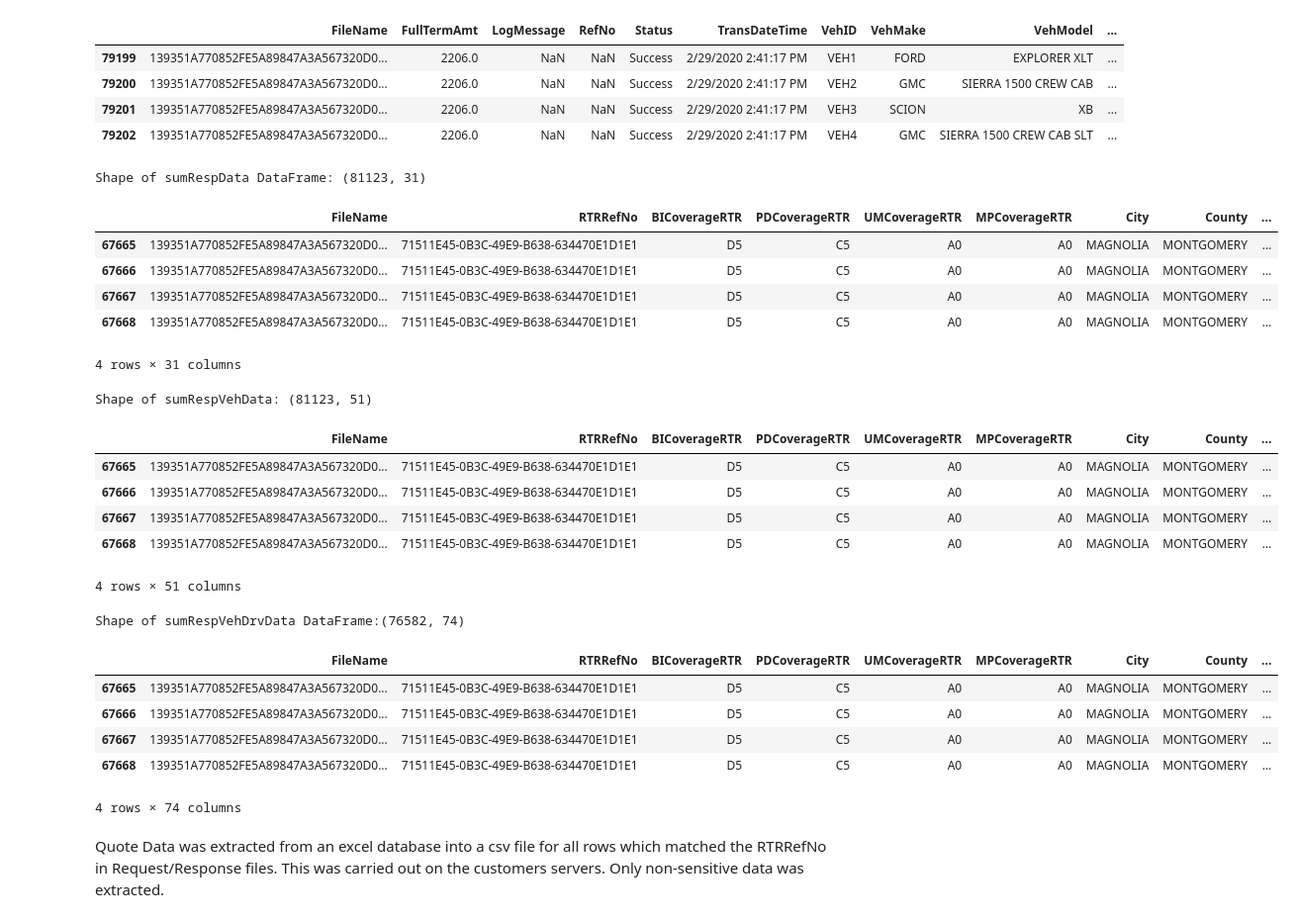
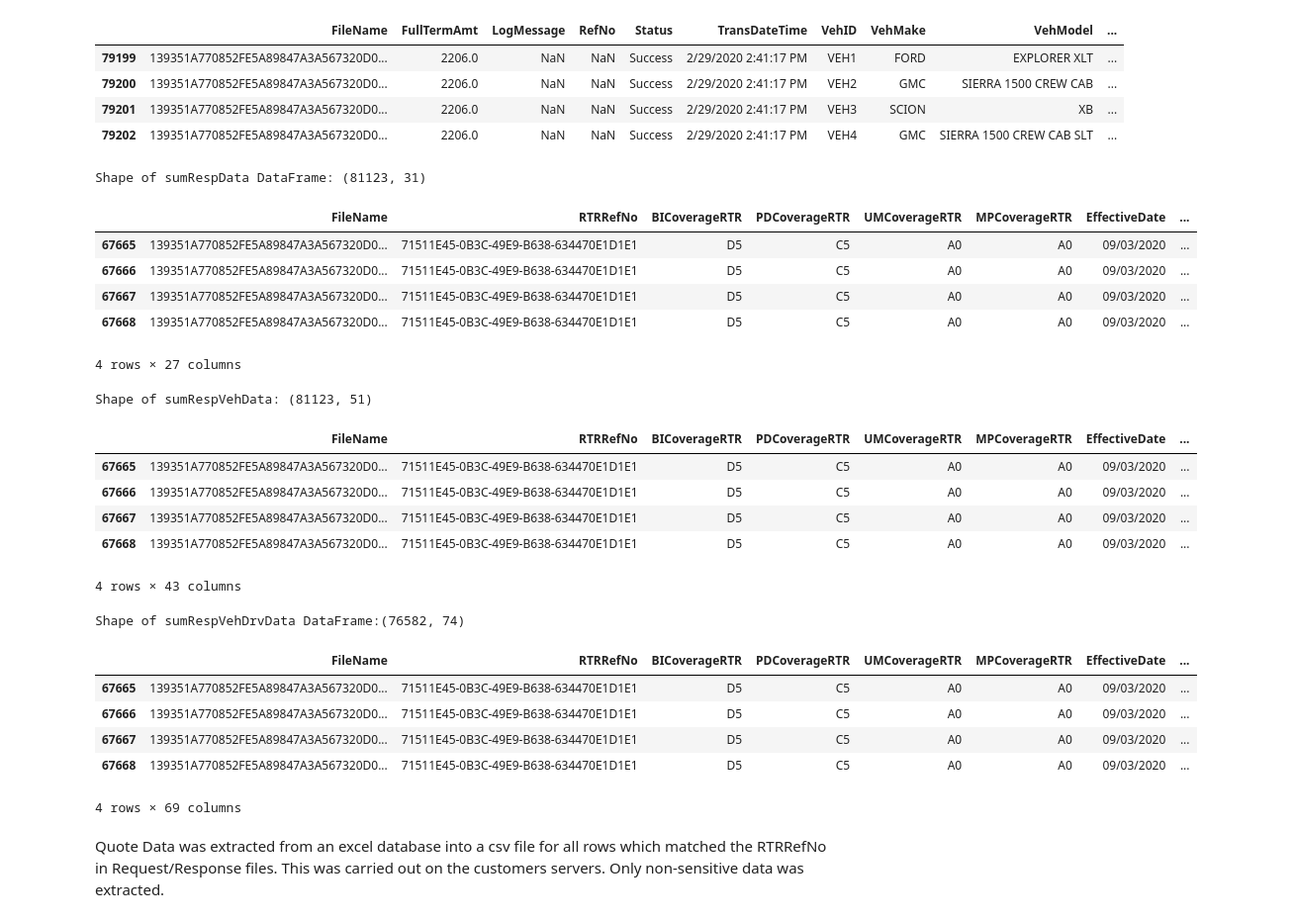
Before and after one commit to martinaraftery/MscDataAnalyticsProject, a Jupyter notebook: ProjectNoteBookFinal.ipynb, the cells around one changed output. Shown: that part at 99% size. Cells and saved outputs as stored; diff of their text form; code cells hidden in the pictures.

```diff
--- a/ProjectNoteBookFinal.ipynb
+++ b/ProjectNoteBookFinal.ipynb
@@ -311,23 +317,23 @@ Shape of Response DataFrame (Successes):(81445, 12)
 # %%
 # merge summary data with responseData
 sumRespData = pd.merge(summaryData,
                        responseData[['FileName','Status', 'FullTermAmt', 'TransDateTime','LogMessage','VehNo','VehMake','VehModel','VehRatedOperator','VehYear']],
                        on="FileName",
                        how='inner')
 
 # print shape of DataFrame
 print("Shape of sumRespData DataFrame: " + str(sumRespData.shape))
 
-# display one RTR quote's data
-display(sumRespData.loc[sumRespData['FileName']==testFileName])
+# display one RTR quote's data ( cannot show the location fields for business sensitivity reasons)
+display(sumRespData.loc[sumRespData['FileName']==testFileName, ~sumRespData.columns.isin(['State','City','County','PostalCode'])])
 # %% [output]
 Shape of sumRespData DataFrame: (81123, 31)
-|  | FileName | RTRRefNo | BICoverageRTR | PDCoverageRTR | UMCoverageRTR | MPCoverageRTR | City | County | ... |
-| 67665 | 139351A770852FE5A89847A3A567320D0... | 71511E45-0B3C-49E9-B638-634470E1D1E1 | D5 | C5 | A0 | A0 | MAGNOLIA | MONTGOMERY | ... |
-| 67666 | 139351A770852FE5A89847A3A567320D0... | 71511E45-0B3C-49E9-B638-634470E1D1E1 | D5 | C5 | A0 | A0 | MAGNOLIA | MONTGOMERY | ... |
-| 67667 | 139351A770852FE5A89847A3A567320D0... | 71511E45-0B3C-49E9-B638-634470E1D1E1 | D5 | C5 | A0 | A0 | MAGNOLIA | MONTGOMERY | ... |
-| 67668 | 139351A770852FE5A89847A3A567320D0... | 71511E45-0B3C-49E9-B638-634470E1D1E1 | D5 | C5 | A0 | A0 | MAGNOLIA | MONTGOMERY | ... |
+|  | FileName | RTRRefNo | BICoverageRTR | PDCoverageRTR | UMCoverageRTR | MPCoverageRTR | EffectiveDate | ... |
+| 67665 | 139351A770852FE5A89847A3A567320D0... | 71511E45-0B3C-49E9-B638-634470E1D1E1 | D5 | C5 | A0 | A0 | 09/03/2020 | ... |
+| 67666 | 139351A770852FE5A89847A3A567320D0... | 71511E45-0B3C-49E9-B638-634470E1D1E1 | D5 | C5 | A0 | A0 | 09/03/2020 | ... |
+| 67667 | 139351A770852FE5A89847A3A567320D0... | 71511E45-0B3C-49E9-B638-634470E1D1E1 | D5 | C5 | A0 | A0 | 09/03/2020 | ... |
+| 67668 | 139351A770852FE5A89847A3A567320D0... | 71511E45-0B3C-49E9-B638-634470E1D1E1 | D5 | C5 | A0 | A0 | 09/03/2020 | ... |
-4 rows × 31 columns
+4 rows × 27 columns
 # %%
 # VehNo needs to be changed from Object to Int64 in order to perform next join
 sumRespData['VehNo']=sumRespData['VehNo'].astype('int64')
@@ -344,16 +350,16 @@ sumRespVehData = pd.merge(sumRespData,
 # print shape of DataFrame
 print("Shape of sumRespVehData: " + str(sumRespVehData.shape))
 
-# display one RTR quote's data
-display(sumRespVehData.loc[sumRespVehData['FileName']==testFileName])
+# display one RTR quote's data ( cannot show the location fields for business sensitivity reasons)
+display(sumRespVehData.loc[sumRespVehData['FileName']==testFileName, ~sumRespVehData.columns.isin(['State','VehState','City','County','PostalCode','VehPostalCode','VehCity','VehCityFirst'])])
 # %% [output]
 Shape of sumRespVehData: (81123, 51)
-|  | FileName | RTRRefNo | BICoverageRTR | PDCoverageRTR | UMCoverageRTR | MPCoverageRTR | City | County | ... |
-| 67665 | 139351A770852FE5A89847A3A567320D0... | 71511E45-0B3C-49E9-B638-634470E1D1E1 | D5 | C5 | A0 | A0 | MAGNOLIA | MONTGOMERY | ... |
-| 67666 | 139351A770852FE5A89847A3A567320D0... | 71511E45-0B3C-49E9-B638-634470E1D1E1 | D5 | C5 | A0 | A0 | MAGNOLIA | MONTGOMERY | ... |
-| 67667 | 139351A770852FE5A89847A3A567320D0... | 71511E45-0B3C-49E9-B638-634470E1D1E1 | D5 | C5 | A0 | A0 | MAGNOLIA | MONTGOMERY | ... |
-| 67668 | 139351A770852FE5A89847A3A567320D0... | 71511E45-0B3C-49E9-B638-634470E1D1E1 | D5 | C5 | A0 | A0 | MAGNOLIA | MONTGOMERY | ... |
+|  | FileName | RTRRefNo | BICoverageRTR | PDCoverageRTR | UMCoverageRTR | MPCoverageRTR | EffectiveDate | ... |
+| 67665 | 139351A770852FE5A89847A3A567320D0... | 71511E45-0B3C-49E9-B638-634470E1D1E1 | D5 | C5 | A0 | A0 | 09/03/2020 | ... |
+| 67666 | 139351A770852FE5A89847A3A567320D0... | 71511E45-0B3C-49E9-B638-634470E1D1E1 | D5 | C5 | A0 | A0 | 09/03/2020 | ... |
+| 67667 | 139351A770852FE5A89847A3A567320D0... | 71511E45-0B3C-49E9-B638-634470E1D1E1 | D5 | C5 | A0 | A0 | 09/03/2020 | ... |
+| 67668 | 139351A770852FE5A89847A3A567320D0... | 71511E45-0B3C-49E9-B638-634470E1D1E1 | D5 | C5 | A0 | A0 | 09/03/2020 | ... |
-4 rows × 51 columns
+4 rows × 43 columns
 # %%
 # Set VehRatedOperator Field to 0 if it is none (no driver rated against vehicle)
 sumRespVehData.loc[sumRespVehData.VehRatedOperator == "None", "VehRatedOperator"] = 0
@@ -378,15 +384,16 @@ sumRespVehDrvData.drop( sumRespVehDrvData[ sumRespVehDrvData['VehRatedOperator']
 # print shape of DataFrame
 print("Shape of sumRespVehDrvData DataFrame:" + str(sumRespVehDrvData.shape))
 
-display(sumRespVehDrvData.loc[sumRespVehDrvData['FileName']==testFileName])
+# display one RTR quote's data ( cannot show the location fields for business sensitivity reasons)
+display(sumRespVehDrvData.loc[sumRespVehDrvData['FileName']==testFileName, ~sumRespVehDrvData.columns.isin(['State','VehState','City','County','PostalCode'])])
 # %% [output]
 Shape of sumRespVehDrvData DataFrame:(76582, 74)
-|  | FileName | RTRRefNo | BICoverageRTR | PDCoverageRTR | UMCoverageRTR | MPCoverageRTR | City | County | ... |
-| 67665 | 139351A770852FE5A89847A3A567320D0... | 71511E45-0B3C-49E9-B638-634470E1D1E1 | D5 | C5 | A0 | A0 | MAGNOLIA | MONTGOMERY | ... |
-| 67666 | 139351A770852FE5A89847A3A567320D0... | 71511E45-0B3C-49E9-B638-634470E1D1E1 | D5 | C5 | A0 | A0 | MAGNOLIA | MONTGOMERY | ... |
-| 67667 | 139351A770852FE5A89847A3A567320D0... | 71511E45-0B3C-49E9-B638-634470E1D1E1 | D5 | C5 | A0 | A0 | MAGNOLIA | MONTGOMERY | ... |
-| 67668 | 139351A770852FE5A89847A3A567320D0... | 71511E45-0B3C-49E9-B638-634470E1D1E1 | D5 | C5 | A0 | A0 | MAGNOLIA | MONTGOMERY | ... |
+|  | FileName | RTRRefNo | BICoverageRTR | PDCoverageRTR | UMCoverageRTR | MPCoverageRTR | EffectiveDate | ... |
+| 67665 | 139351A770852FE5A89847A3A567320D0... | 71511E45-0B3C-49E9-B638-634470E1D1E1 | D5 | C5 | A0 | A0 | 09/03/2020 | ... |
+| 67666 | 139351A770852FE5A89847A3A567320D0... | 71511E45-0B3C-49E9-B638-634470E1D1E1 | D5 | C5 | A0 | A0 | 09/03/2020 | ... |
+| 67667 | 139351A770852FE5A89847A3A567320D0... | 71511E45-0B3C-49E9-B638-634470E1D1E1 | D5 | C5 | A0 | A0 | 09/03/2020 | ... |
+| 67668 | 139351A770852FE5A89847A3A567320D0... | 71511E45-0B3C-49E9-B638-634470E1D1E1 | D5 | C5 | A0 | A0 | 09/03/2020 | ... |
-4 rows × 74 columns
+4 rows × 69 columns
 # %% [markdown]
 Quote Data was extracted from an excel database into a csv file for all rows which matched the RTRRefNo in Request/Response files. This was carried out on the customers servers. Only non-sensitive data was extracted.
 # %%
```
Also changed, not shown: parts of 53 cells of this notebook.
